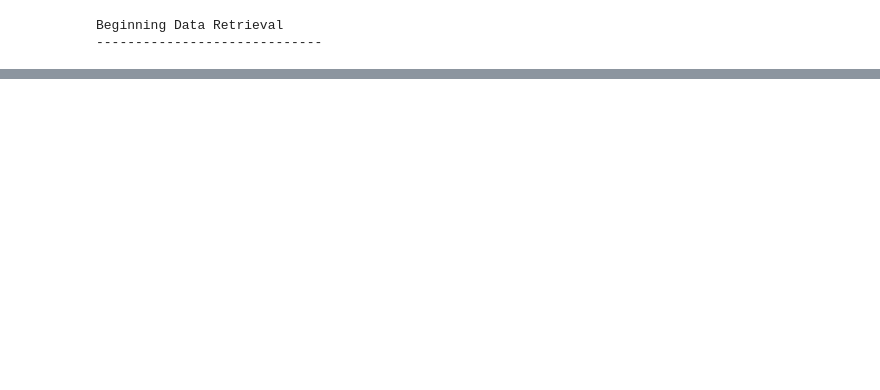
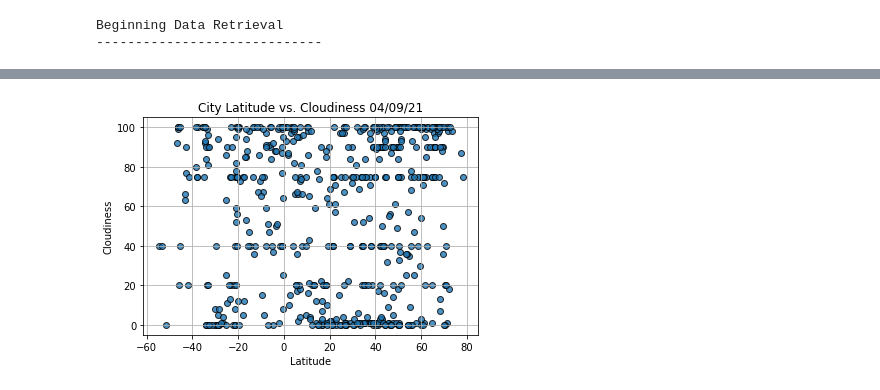
Before and after one commit to EMarksCyr/World_Weather_Analysis, a Jupyter notebook: WeatherPy.ipynb, the cells around one changed output, grey strips where cells are left out. Cells and saved outputs as stored; diff of their text form; code cells hidden in the pictures; blank space fills up the shorter version.

```diff
--- a/WeatherPy.ipynb
+++ b/WeatherPy.ipynb
@@ -325,16 +319,18 @@ plt.show()
 # %%
 #Build the scatter plot for latitude vs. max temp
 
 plt.scatter(lats,
-            humidity,
+            cloudiness,
            edgecolor = "black", linewidths = 1, marker = "o",
            alpha = 0.8, label = "Cities")
 #incorporate other graph properties
-plt.title(f"City Latitude vs. Cloudiness" + time.strftime("%x"))
-plt.ylabel("Humidity")
+plt.title(f"City Latitude vs. Cloudiness " + time.strftime("%x"))
+plt.ylabel("Cloudiness")
 plt.xlabel("Latitude")
 plt.grid(True)
 #save the figure
-plt.savefig("weather_data/Fig2.png")
+plt.savefig("weather_data/Fig3.png")
 #show plot
 plt.show()
+# %% [output]
+[figure, added]
```
Also changed, not shown: parts of 17 cells of this notebook, 6 other files.
